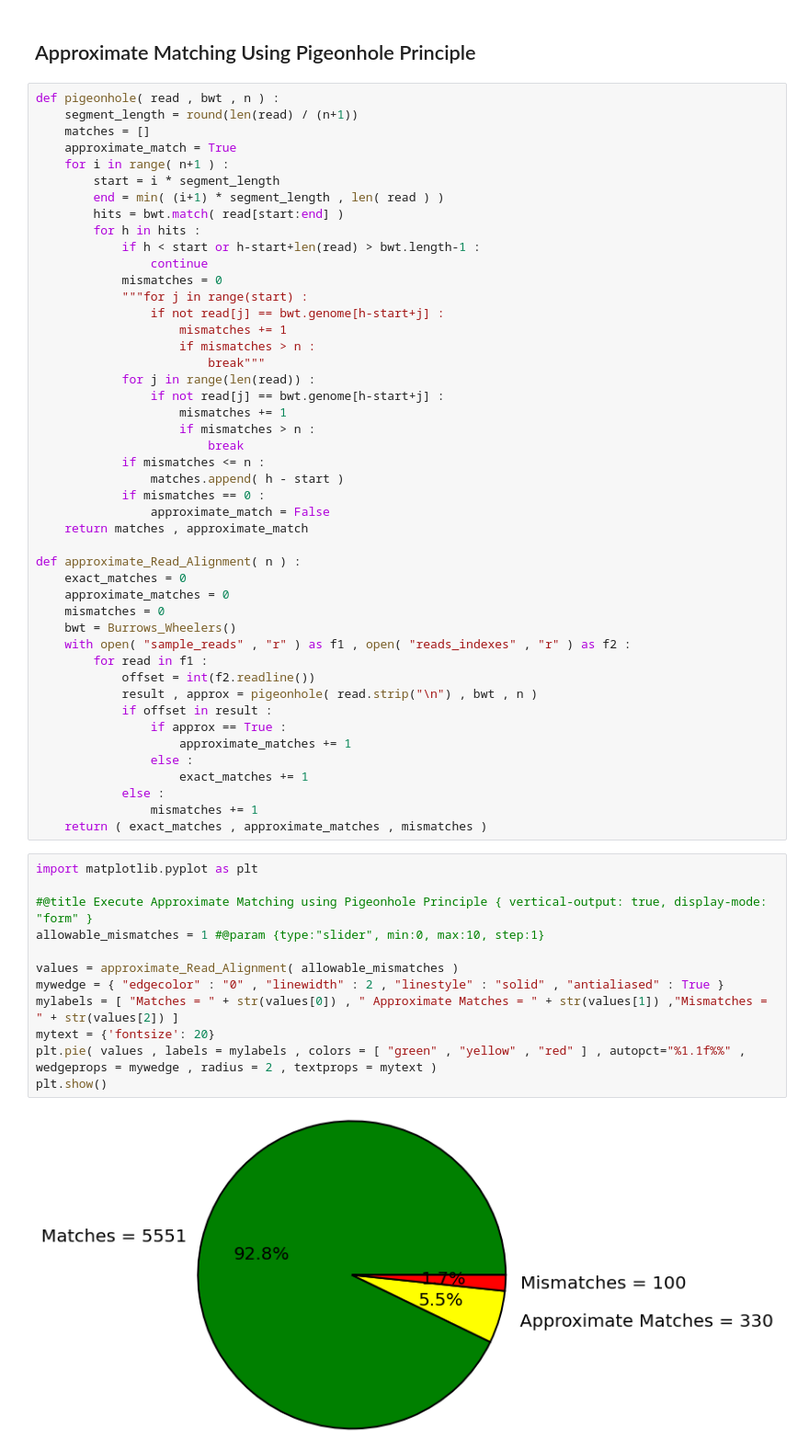
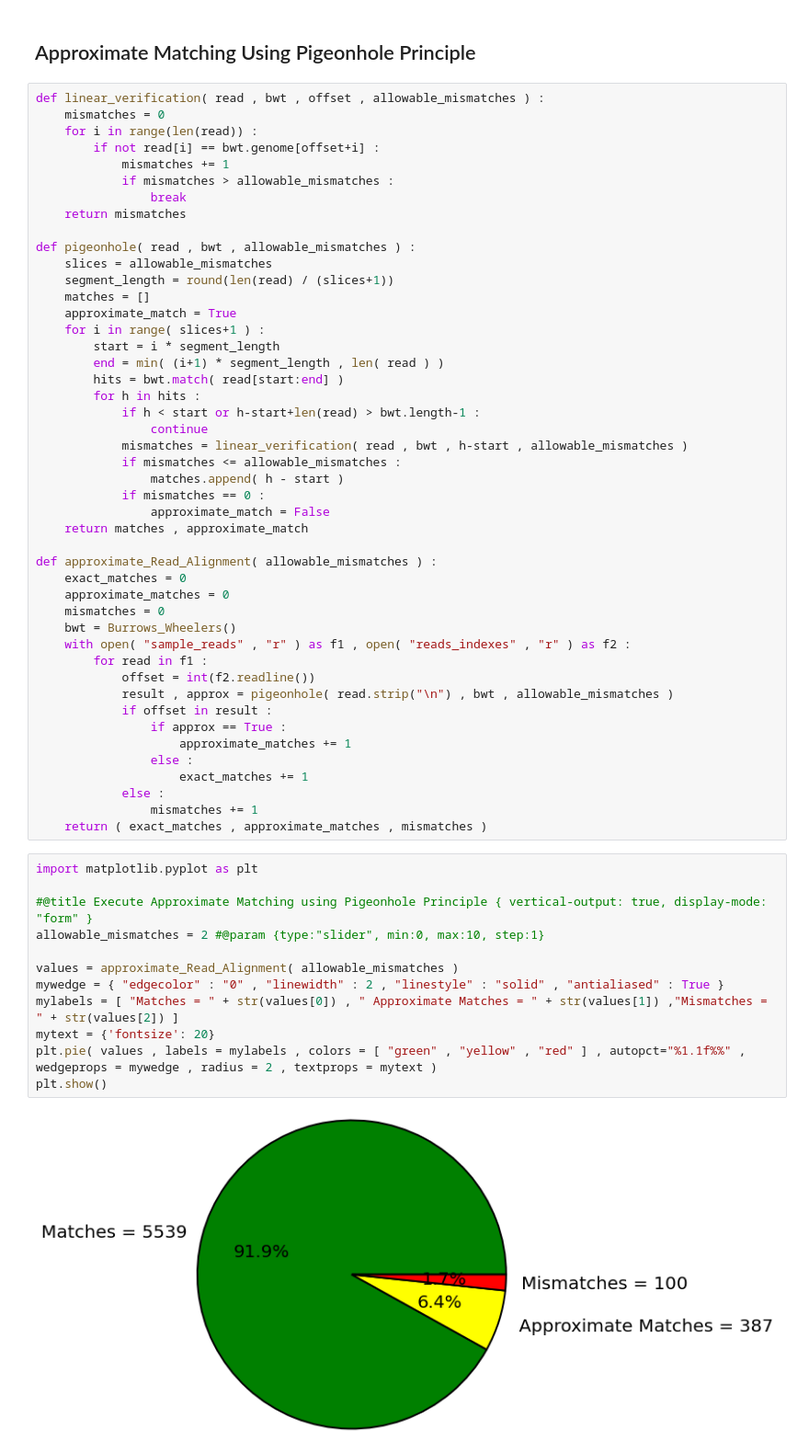
Before and after one commit to IndranilPaul99/Read_alignment, a Jupyter notebook: Bioinformatics_2022_CSE_C.ipynb, the cells around one changed output. Shown at 92% size. Cells and saved outputs as stored; diff of their text form.

```diff
--- a/Bioinformatics_2022_CSE_C.ipynb
+++ b/Bioinformatics_2022_CSE_C.ipynb
@@ -341,35 +341,35 @@ plt.show()
 # %% [markdown]
 ## Approximate Matching Using Pigeonhole Principle
 # %%
-def pigeonhole( read , bwt , n ) :
-    segment_length = round(len(read) / (n+1))
+def linear_verification( read , bwt , offset , allowable_mismatches ) :
+    mismatches = 0
+    for i in range(len(read)) :
+        if not read[i] == bwt.genome[offset+i] :
+            mismatches += 1
+            if mismatches > allowable_mismatches :
+                break
+    return mismatches
+
+def pigeonhole( read , bwt , allowable_mismatches ) :
+    slices = allowable_mismatches
+    segment_length = round(len(read) / (slices+1))
     matches = []
     approximate_match = True
-    for i in range( n+1 ) :
+    for i in range( slices+1 ) :
         start = i * segment_length
         end = min( (i+1) * segment_length , len( read ) )
         hits = bwt.match( read[start:end] )
         for h in hits :
             if h < start or h-start+len(read) > bwt.length-1 :
                 continue
-            mismatches = 0
-            """for j in range(start) :
-                if not read[j] == bwt.genome[h-start+j] :
-                    mismatches += 1
-                    if mismatches > n :
-                        break"""
-            for j in range(len(read)) :
-                if not read[j] == bwt.genome[h-start+j] :
-                    mismatches += 1
-                    if mismatches > n :
-                        break
-            if mismatches <= n :
+            mismatches = linear_verification( read , bwt , h-start , allowable_mismatches )
+            if mismatches <= allowable_mismatches :
                 matches.append( h - start )
             if mismatches == 0 :
                 approximate_match = False
     return matches , approximate_match
 
-def approximate_Read_Alignment( n ) :
+def approximate_Read_Alignment( allowable_mismatches ) :
     exact_matches = 0
     approximate_matches = 0
     mismatches = 0
@@ -377,7 +377,7 @@ def approximate_Read_Alignment( n ) :
     with open( "sample_reads" , "r" ) as f1 , open( "reads_indexes" , "r" ) as f2 :
         for read in f1 :
             offset = int(f2.readline())
-            result , approx = pigeonhole( read.strip("\n") , bwt , n )
+            result , approx = pigeonhole( read.strip("\n") , bwt , allowable_mismatches )
             if offset in result :
                 if approx == True :
                     approximate_matches += 1
@@ -389,14 +389,14 @@ def approximate_Read_Alignment( n ) :
 # %%
 import matplotlib.pyplot as plt
 
 #@title Execute Approximate Matching using Pigeonhole Principle { vertical-output: true, display-mode: "form" }
-allowable_mismatches = 1 #@param {type:"slider", min:0, max:10, step:1}
+allowable_mismatches = 2 #@param {type:"slider", min:0, max:10, step:1}
 
 values = approximate_Read_Alignment( allowable_mismatches )
 mywedge = { "edgecolor" : "0" , "linewidth" : 2 , "linestyle" : "solid" , "antialiased" : True }
 mylabels = [ "Matches = " + str(values[0]) , " Approximate Matches = " + str(values[1]) ,"Mismatches = " + str(values[2]) ]
 mytext = {'fontsize': 20}
 plt.pie( values , labels = mylabels , colors = [ "green" , "yellow" , "red" ] , autopct="%1.1f%%" , wedgeprops = mywedge , radius = 2 , textprops = mytext )
 plt.show()
 # %% [output]
-[figure, old version]
+[figure, new version]
```
Also changed, not shown: parts of 7 cells of this notebook.
